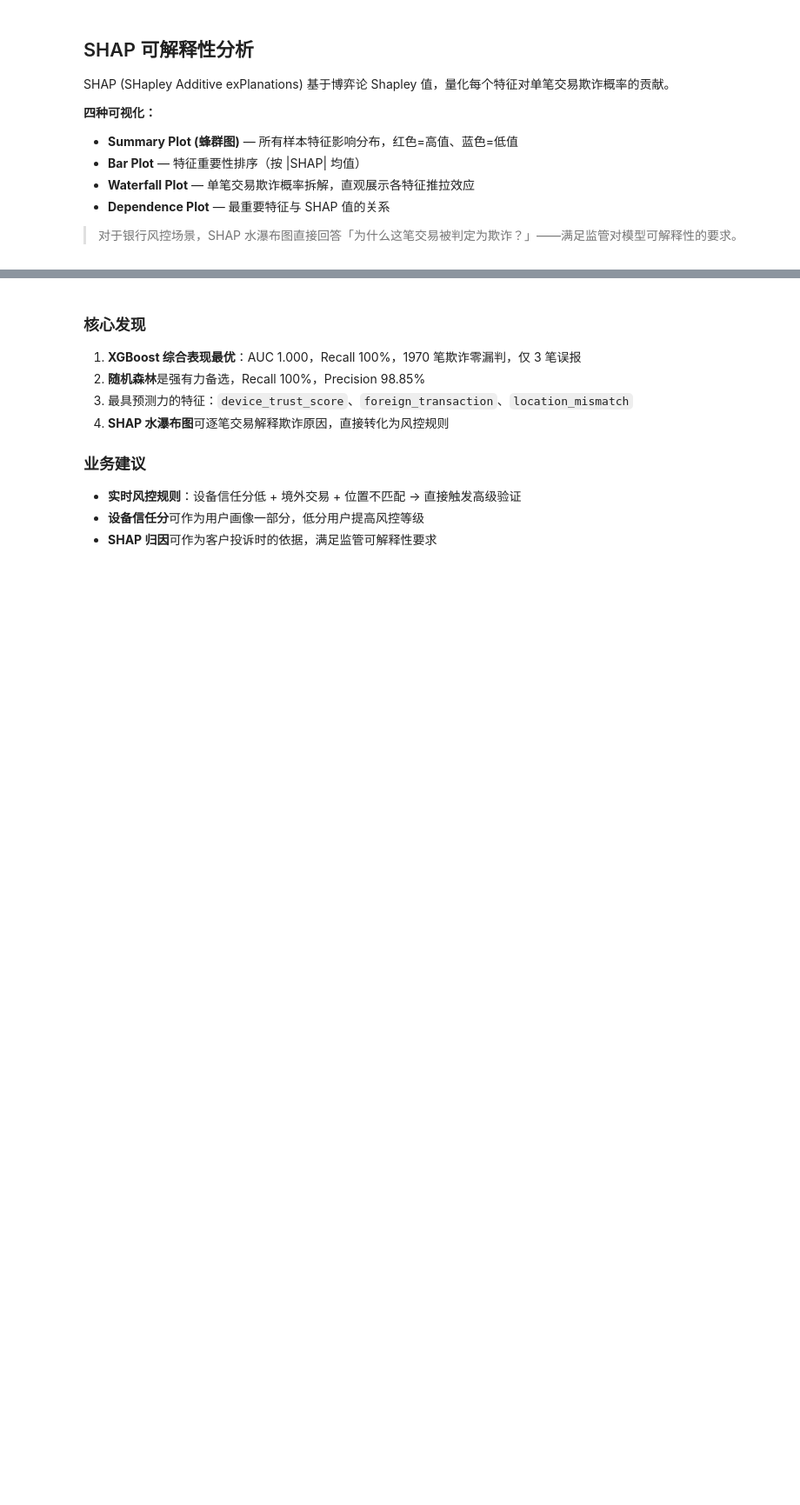
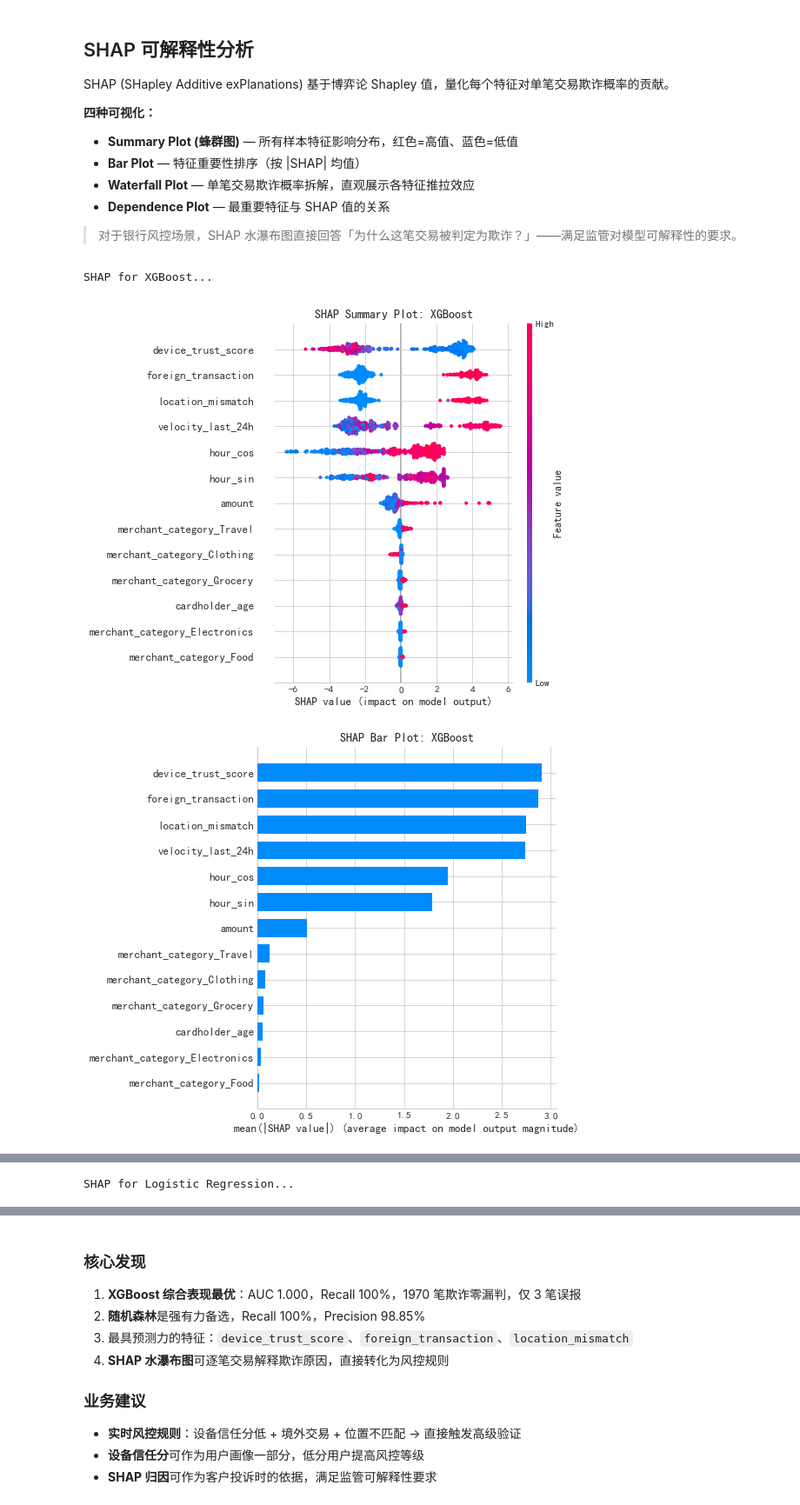
Before and after one commit to yyjiaqx/bank-credit-card-fraud, a Jupyter notebook: notebooks/fraud_detection.ipynb, the cells around one changed output, grey strips where cells are left out. Shown at 87% size. Cells and saved outputs as stored; diff of their text form; code cells hidden in the pictures; blank space fills up the shorter version.

Commit message:
fix: enhance SHAP cell - add Bar/Dependence plots, fix expected_value for XGBoost, add LR SHAP

```diff
--- a/notebooks/fraud_detection.ipynb
+++ b/notebooks/fraud_detection.ipynb
@@ -510,0 +491,79 @@ shap.waterfall_plot(
+# %%
+# SHAP (SHapley Additive exPlanations)
+# 基于博弈论 Shapley 值, 量化每个特征对单笔交易欺诈概率的贡献
+import shap
+
+# --- 1. XGBoost SHAP (最佳模型) ---
+print("SHAP for XGBoost...")
+explainer = shap.TreeExplainer(grid_xgb.best_estimator_)
+X_test_500 = X_test[:500]
+shap_values = explainer.shap_values(X_test_500)
+# XGBoost 二分类 shap_values 是 [neg, pos] list, 取正类
+if isinstance(shap_values, list):
+    shap_values = shap_values[1]
+
+# Summary Plot
+fig, ax = plt.subplots(figsize=(10, 8))
+shap.summary_plot(shap_values, X_test_500, feature_names=feature_names,
+                  max_display=15, show=False)
+plt.title("SHAP Summary Plot: XGBoost", fontsize=14, fontweight="bold")
+plt.tight_layout()
+plt.show()
+
+# Bar Plot
+fig, ax = plt.subplots(figsize=(10, 8))
+shap.summary_plot(shap_values, X_test_500, feature_names=feature_names,
+                  plot_type="bar", max_display=15, show=False)
+plt.title("SHAP Bar Plot: XGBoost", fontsize=14, fontweight="bold")
+plt.tight_layout()
+plt.show()
+
+# Waterfall Plot (第一个测试样本)
+try:
+    fig, ax = plt.subplots(figsize=(10, 6))
+    exp_val = explainer.expected_value
+    if isinstance(exp_val, list):
+        exp_val = exp_val[1]
+    shap.waterfall_plot(
+        shap.Explanation(values=shap_values[0], base_values=exp_val,
+                         data=X_test_500[0], feature_names=feature_names),
+        max_display=10, show=False
+    )
+    plt.title("SHAP Waterfall Plot: XGBoost", fontsize=14, fontweight="bold")
+    plt.tight_layout()
+    plt.show()
+except Exception as e:
+    print(f"Waterfall skipped: {e}")
+
+# Dependence Plot (最重要特征)
+try:
+    mean_abs_shap = np.abs(shap_values).mean(axis=0)
+    top_idx = int(np.argmax(mean_abs_shap))
+    fig, ax = plt.subplots(figsize=(10, 6))
+    shap.dependence_plot(top_idx, shap_values, X_test_500,
+                         feature_names=feature_names, show=False)
+    plt.title("SHAP Dependence Plot: XGBoost", fontsize=14, fontweight="bold")
+    plt.tight_layout()
+    plt.show()
+except Exception as e:
+    print(f"Dependence skipped: {e}")
+
+# --- 2. Logistic Regression SHAP (LinearExplainer) ---
+print("\nSHAP for Logistic Regression...")
+lr_model = models["Logistic Regression"]
+X_train_500 = X_train[:500]
+explainer_lr = shap.LinearExplainer(lr_model, X_train_500)
+shap_values_lr = explainer_lr.shap_values(X_test_500)
+
+fig, ax = plt.subplots(figsize=(10, 8))
+shap.summary_plot(shap_values_lr, X_test_500, feature_names=feature_names,
+                  max_display=15, show=False)
+plt.title("SHAP Summary Plot: Logistic Regression", fontsize=14, fontweight="bold")
+plt.tight_layout()
+plt.show()
+
+print("SHAP 分析完成!")
+# %% [output]
+SHAP for XGBoost...
+[figure, added]
+[figure, added]
@@ -510,0 +573 @@ shap.waterfall_plot(
+SHAP for Logistic Regression...
```
Also changed, not shown: parts of 4 cells of this notebook, 2 other files.
